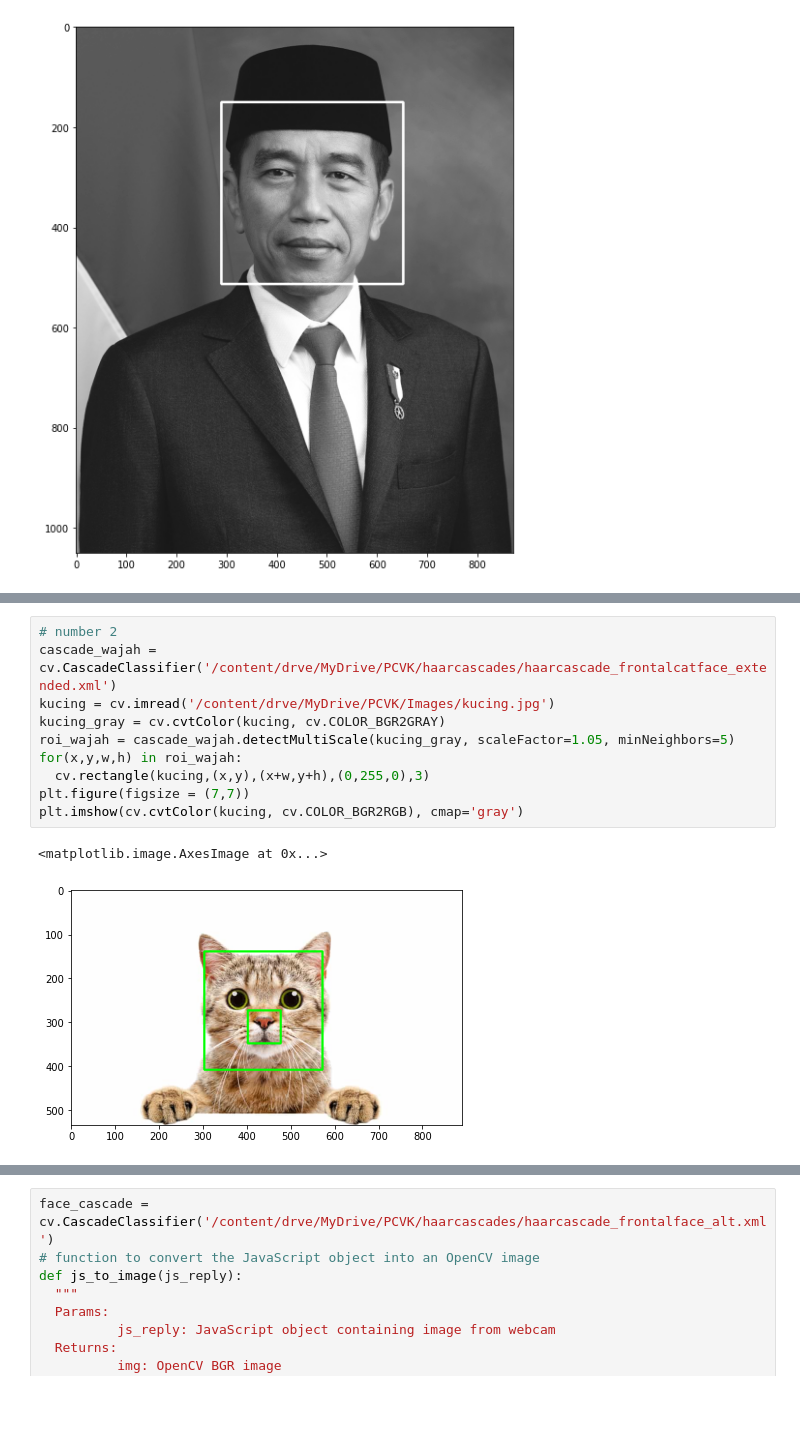
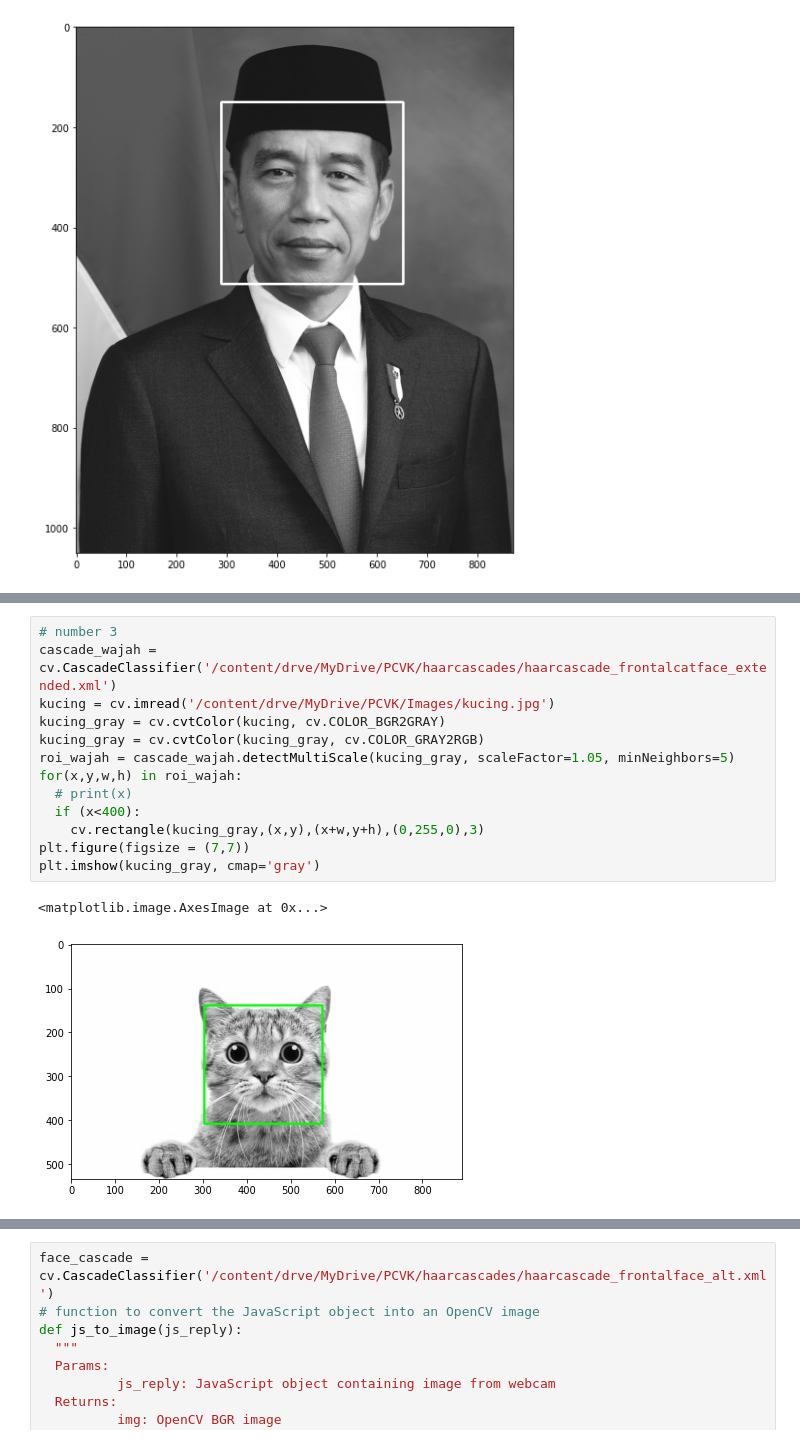
Before and after one commit to pazcalll/PCVK_Genap_2021, a Jupyter notebook: week12.ipynb, the cells around one changed output, grey strips where cells are left out. Cells and saved outputs as stored; diff of their text form; blank space fills up the shorter version.

```diff
--- a/week12.ipynb
+++ b/week12.ipynb
@@ -144,16 +144,19 @@ for face in faces:
 [figure]
 [figure]
 # %%
-# number 2
+# number 3
 cascade_wajah = cv.CascadeClassifier('/content/drve/MyDrive/PCVK/haarcascades/haarcascade_frontalcatface_extended.xml')
 kucing = cv.imread('/content/drve/MyDrive/PCVK/Images/kucing.jpg')
 kucing_gray = cv.cvtColor(kucing, cv.COLOR_BGR2GRAY)
+kucing_gray = cv.cvtColor(kucing_gray, cv.COLOR_GRAY2RGB)
 roi_wajah = cascade_wajah.detectMultiScale(kucing_gray, scaleFactor=1.05, minNeighbors=5)
 for(x,y,w,h) in roi_wajah:
-  cv.rectangle(kucing,(x,y),(x+w,y+h),(0,255,0),3)
+  # print(x)
+  if (x<400):
+    cv.rectangle(kucing_gray,(x,y),(x+w,y+h),(0,255,0),3)
 plt.figure(figsize = (7,7))
-plt.imshow(cv.cvtColor(kucing, cv.COLOR_BGR2RGB), cmap='gray')
+plt.imshow(kucing_gray, cmap='gray')
 # %% [output]
 <matplotlib.image.AxesImage at 0x...>
-[figure, old version]
+[figure, new version]
 # %%
```
Also changed, not shown: parts of 5 cells of this notebook.
